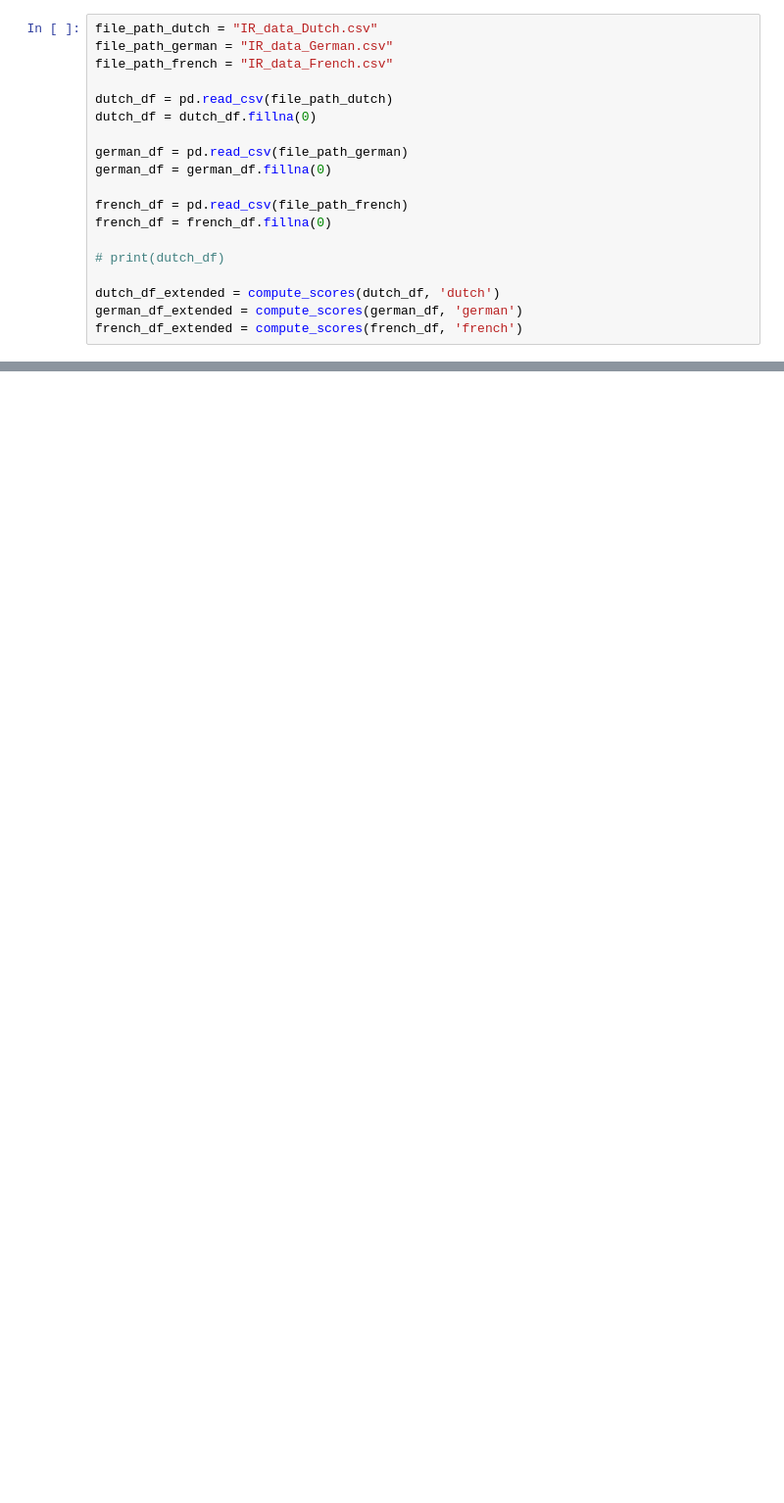
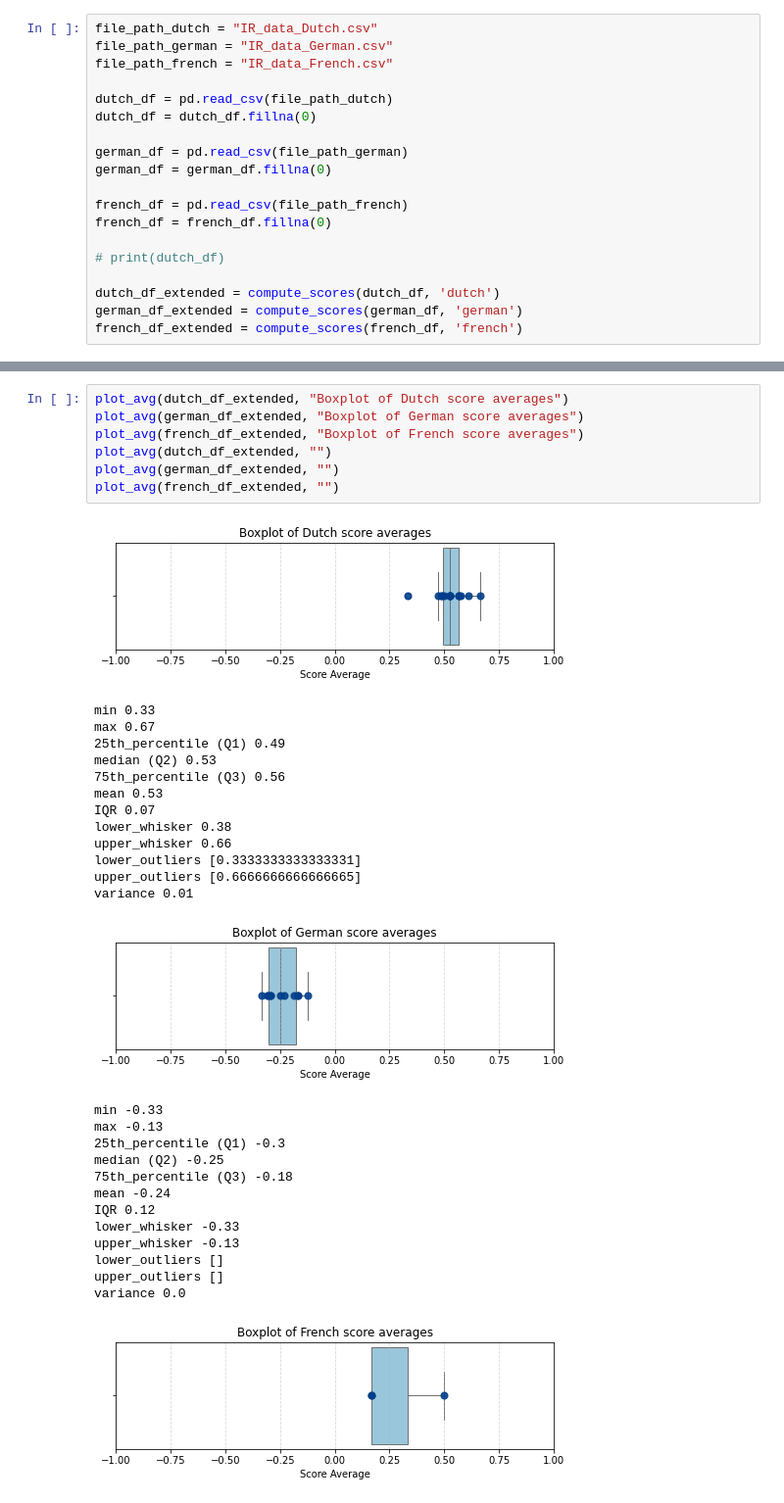
Before and after one commit to teauteau/ir_personalisation, a Jupyter notebook: data_analyzation.ipynb, the cells around one changed output, grey strips where cells are left out. Shown: that part at 98% size. Cells and saved outputs as stored; diff of their text form; blank space fills up the shorter version.

```diff
--- a/data_analyzation.ipynb
+++ b/data_analyzation.ipynb
@@ -231,0 +339,35 @@ french_df_extended = compute_scores(french_df, 'french')
+# %%
+plot_avg(dutch_df_extended, "Boxplot of Dutch score averages")
+plot_avg(german_df_extended, "Boxplot of German score averages")
+plot_avg(french_df_extended, "Boxplot of French score averages")
+plot_avg(dutch_df_extended, "")
+plot_avg(german_df_extended, "")
+plot_avg(french_df_extended, "")
+# %% [output]
+[figure, added]
+min 0.33
+max 0.67
+25th_percentile (Q1) 0.49
+median (Q2) 0.53
+75th_percentile (Q3) 0.56
+mean 0.53
+IQR 0.07
+lower_whisker 0.38
+upper_whisker 0.66
+lower_outliers [0.3333333333333331]
+upper_outliers [0.6666666666666665]
+variance 0.01
+[figure, added]
+min -0.33
+max -0.13
+25th_percentile (Q1) -0.3
+median (Q2) -0.25
+75th_percentile (Q3) -0.18
+mean -0.24
+IQR 0.12
+lower_whisker -0.33
+upper_whisker -0.13
+lower_outliers []
+upper_outliers []
+variance 0.0
+[figure, added]
```
Also changed, not shown: parts of 11 cells of this notebook, 9 other files.
